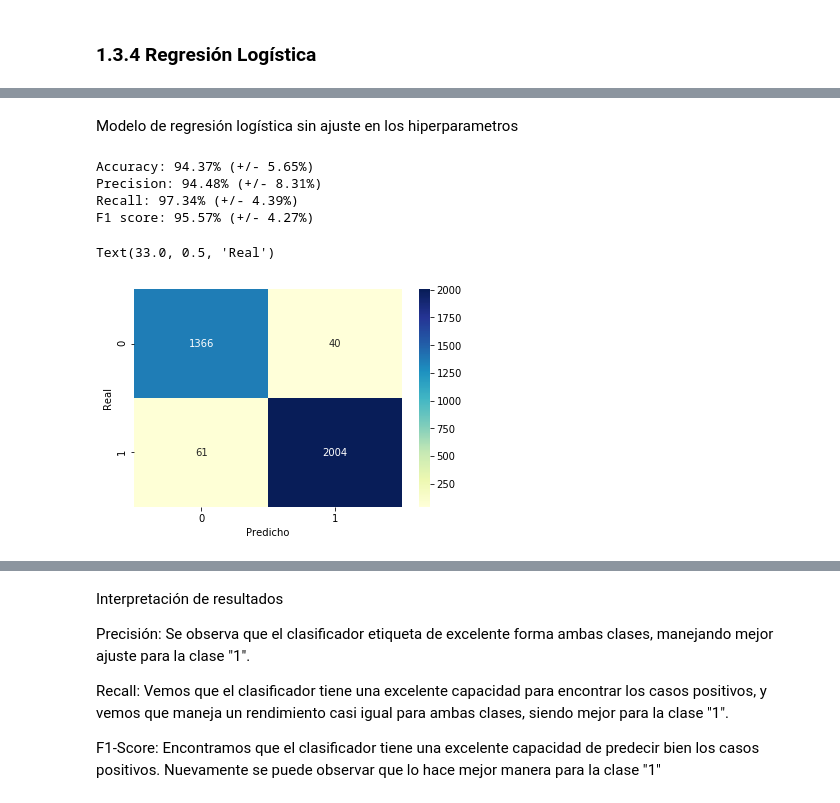
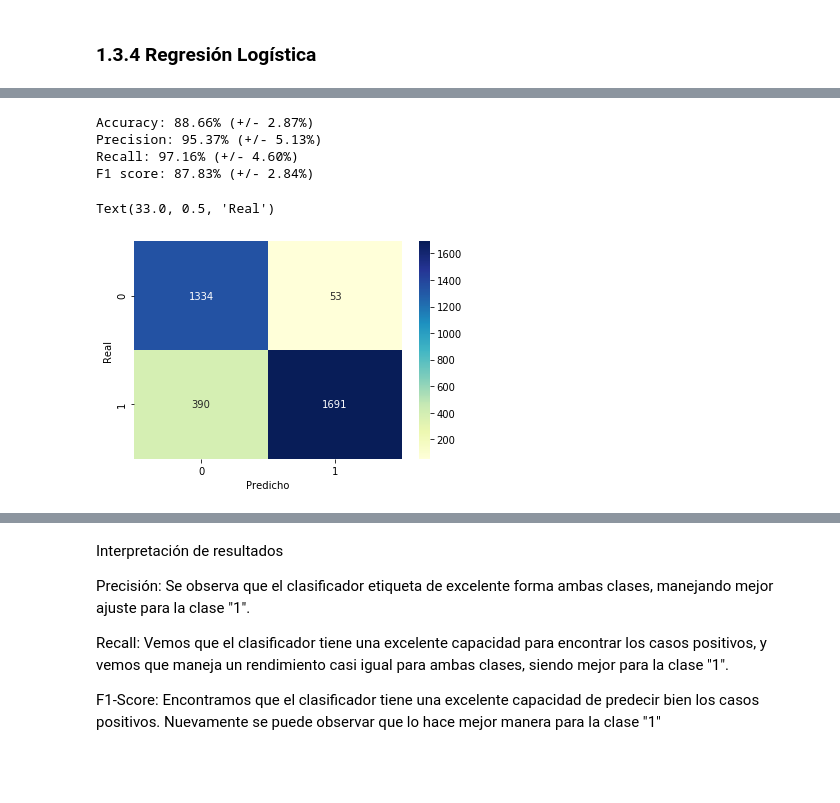
Before and after one commit to santyarboleda/Reconocimiento-de-Patrones, a Jupyter notebook: Regresion_Logistica.ipynb, the cells around one changed output, grey strips where cells are left out. Cells and saved outputs as stored; diff of their text form; code cells hidden in the pictures; blank space fills up the shorter version.

```diff
--- a/Regresion_Logistica.ipynb
+++ b/Regresion_Logistica.ipynb
@@ -146,8 +150,7 @@ y = df_dep.pop("class")
 # %% [markdown]
 Datos de validación
 # %%
-#file_= glob.glob('Datos/val/DatosValidacion1.csv')
-val_data = pd.read_csv('Datos/val/DatosValidacion1.csv')
+val_data = pd.read_csv('/Datos/val/DatosValidacion1.csv')
 # Creamos una columna enumerando cada fila
 val_data = val_data.assign(num=[1500 + i for i in range(len(val_data))])[['num'] + val_data.columns.tolist()]
 val_data.pop("sequence")
@@ -163,6 +166,9 @@ val_data.head()
 | 3 | 1503 | 31 | 3838.56 | 6.589 | 0.001717 | 9.802917 | -0.200000 | ... |
 | 4 | 1504 | 33 | 3715.45 | 3.591 | 0.000967 | 8.981384 | 0.660606 | ... |
 5 rows × 1759 columns
+# %%
+#Se eliminan registros duplicados en caso tal que existan
+val_data.drop_duplicates(inplace = True)
 # %%
 # Normalizamos el set de datos
 names = val_data.columns
@@ -393,0 +396,3 @@ lr = LogisticRegression()
+# %%
+#Dado que las clases estan desbalanceadas, se procede a balancearlas a nivel general para ser uno de esta información en la validación cruzada
+scaled_df, y = sm.fit_sample(scaled_df, y)
@@ -444,31 +529,31 @@ Best Params:  {'solver': 'liblinear', 'penalty': 'l1', 'max_iter': 110, 'dual':
-# %% [markdown]
-Modelo de regresión logística sin ajuste en los hiperparametros
 # %%
-# Entrenamos el modelo con regresión logística sin ajuste en los hiperparametros
-lr.fit(bal_data_X, bal_data_y)
+# Se define la regresión logística a partir de los parametros encontrados como óptimos
+lr_hyp = LogisticRegression(C = 0.0001, solver = 'liblinear', fit_intercept= False, random_state = 123)
+
+# Entrenamos el modelo con regresión logística
+lr_hyp.fit(bal_data_X, bal_data_y)
 
 # Aplicamos validación cruzada para evaluar el performance del modelo
-kfold = StratifiedKFold(10) #KFold(n_splits=10, random_state=42)
-scoring = ['accuracy', 'precision', 'recall', 'f1']
-results_woh = cross_validate(lr, scaled_df, y, cv = kfold, scoring = scoring)
-print("Accuracy: %.2f%% (+/- %.2f%%)" % (results_woh['test_accuracy'].mean()*100, results_woh['test_accuracy'].std()*100))
-print("Precision: %.2f%% (+/- %.2f%%)" % (results_woh['test_precision'].mean()*100, results_woh['test_precision'].std()*100))
+results_why = cross_validate(lr_hyp, scaled_df, y, cv = kfold, scoring = scoring)
+
+#impresión de métricas
+print("Accuracy: %.2f%% (+/- %.2f%%)" % (results_why['test_accuracy'].mean()*100, results_why['test_accuracy'].std()*100))
+print("Precision: %.2f%% (+/- %.2f%%)" % (results_why['test_precision'].mean()*100, results_why['test_precision'].std()*100))
 print("Recall: %.2f%% (+/- %.2f%%)" % (results_woh['test_recall'].mean()*100, results_woh['test_recall'].std()*100))
-print("F1 score: %.2f%% (+/- %.2f%%)" % (results_woh['test_f1'].mean()*100, results_woh['test_f1'].std()*100))
+print("F1 score: %.2f%% (+/- %.2f%%)" % (results_why['test_f1'].mean()*100, results_why['test_f1'].std()*100))
+
+# Hacemos predicciones con la data de prueba
+predict_log_hyp = lr_hyp.predict(X_test)
+
+# Revisamos la matriz de confusión
+rlog_cm = confusion_matrix(y_test, predict_log_hyp) #y_test, predict_log_hyp
+sns.heatmap(rlog_cm, fmt='', annot = True, cmap = 'YlGnBu')
+plt.xlabel('Predicho')
+plt.ylabel('Real')
 # %% [output]
-Accuracy: 94.37% (+/- 5.65%)
-Precision: 94.48% (+/- 8.31%)
-Recall: 97.34% (+/- 4.39%)
-F1 score: 95.57% (+/- 4.27%)
+Accuracy: 88.66% (+/- 2.87%)
+Precision: 95.37% (+/- 5.13%)
+Recall: 97.16% (+/- 4.60%)
+F1 score: 87.83% (+/- 2.84%)
+Text(33.0, 0.5, 'Real')
+[figure, added]
-# %%
-# Hacemos predicciones con la data de prueba
-predict_log = lr.predict(X_test)
-
-# Revisamos la matriz de confusión
-rlog_cm = confusion_matrix(y_test, predict_log)
-sns.heatmap(rlog_cm, fmt='', annot = True, cmap = 'YlGnBu')
-plt.xlabel('Predicho')
-plt.ylabel('Real')
-# %% [output]
-Text(33.0, 0.5, 'Real')
-[figure, removed]
```
Also changed, not shown: parts of 46 cells of this notebook.
